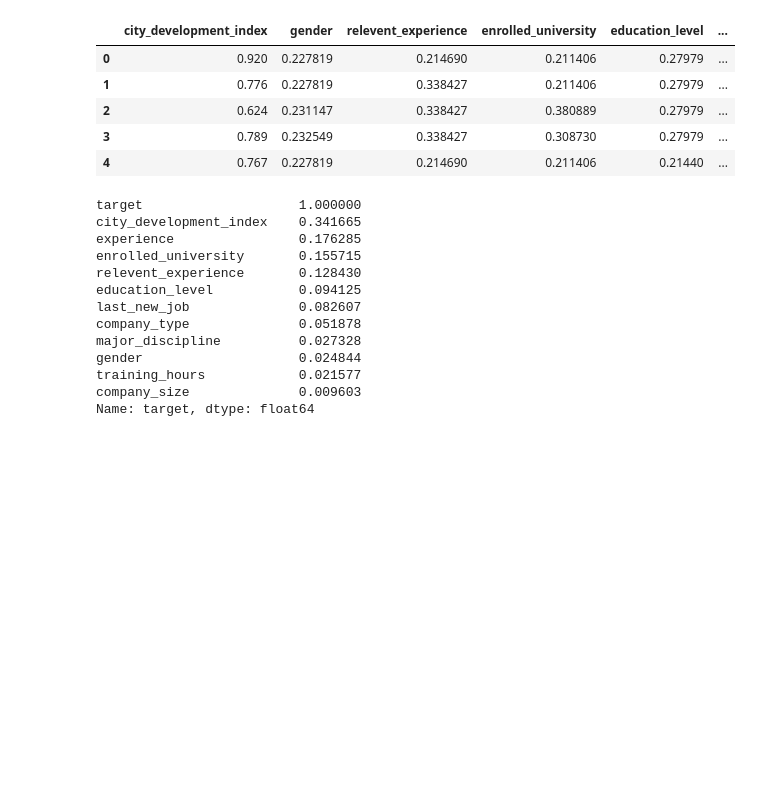
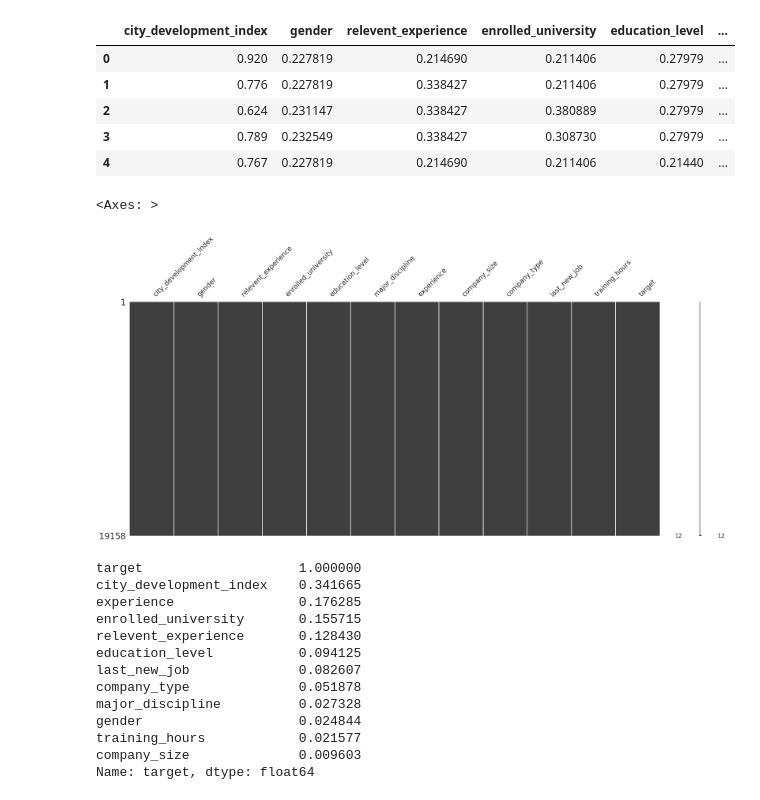
Before and after one commit to grumpycatyo-collab/ubiquitous-test, a Jupyter notebook: main.ipynb, the cells around one changed output. Cells and saved outputs as stored; diff of their text form; code cells hidden in the pictures; blank space fills up the shorter version.

```diff
--- a/main.ipynb
+++ b/main.ipynb
@@ -353,6 +353,11 @@ df.head()
 | 2 | 0.624 | 0.231147 | 0.338427 | 0.380889 | 0.27979 | ... |
 | 3 | 0.789 | 0.232549 | 0.338427 | 0.308730 | 0.27979 | ... |
 | 4 | 0.767 | 0.227819 | 0.214690 | 0.211406 | 0.21440 | ... |
+# %%
+msno.matrix(df)
+# %% [output]
+<Axes: >
+[figure, added]
 # %%
 sorted_correlations = correlation_matrix['target'].sort_values(ascending=False)
 sorted_correlations
```
Also changed, not shown: parts of 24 cells of this notebook, 2 other files.
